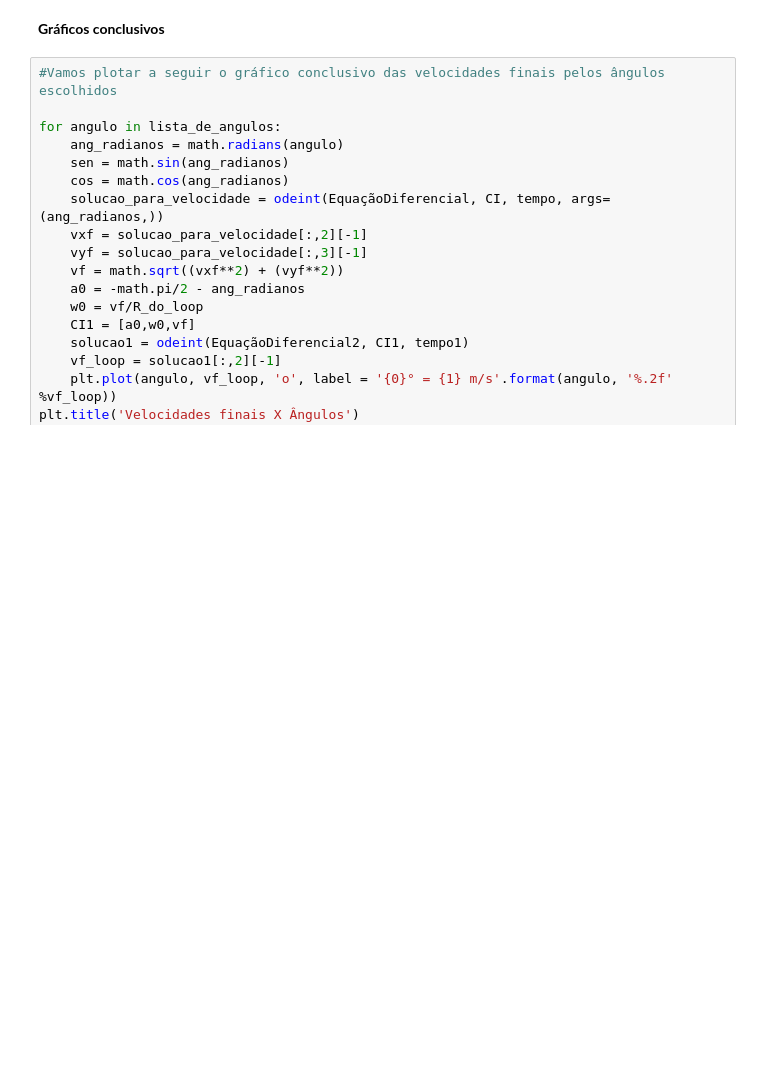
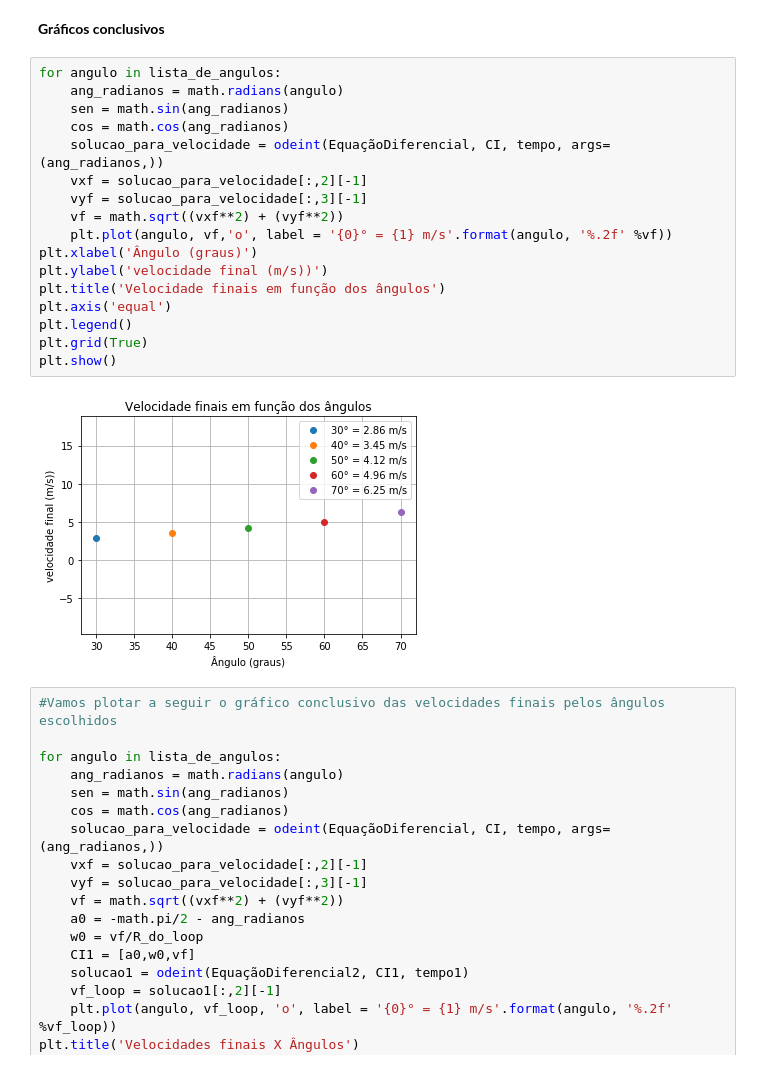
Before and after one commit to pedrocelia/Hot-Wheels, a Jupyter notebook: Hot Wheels(1).ipynb, the cells around one changed output. Cells and saved outputs as stored; diff of their text form; blank space fills up the shorter version.

```diff
--- a/Hot Wheels(1).ipynb
+++ b/Hot Wheels(1).ipynb
@@ -327,6 +315,25 @@ plt.show()
 [figure]
 # %% [markdown]
 **Gráficos conclusivos**
+# %%
+for angulo in lista_de_angulos:
+    ang_radianos = math.radians(angulo)
+    sen = math.sin(ang_radianos)
+    cos = math.cos(ang_radianos)
+    solucao_para_velocidade = odeint(EquaçãoDiferencial, CI, tempo, args=(ang_radianos,))
+    vxf = solucao_para_velocidade[:,2][-1]
+    vyf = solucao_para_velocidade[:,3][-1]
+    vf = math.sqrt((vxf**2) + (vyf**2))
+    plt.plot(angulo, vf,'o', label = '{0}° = {1} m/s'.format(angulo, '%.2f' %vf))
+plt.xlabel('Ângulo (graus)')
+plt.ylabel('velocidade final (m/s))')
+plt.title('Velocidade finais em função dos ângulos')
+plt.axis('equal')
+plt.legend()
+plt.grid(True)
+plt.show()
+# %% [output]
+[figure, added]
 # %%
 #Vamos plotar a seguir o gráfico conclusivo das velocidades finais pelos ângulos escolhidos
 
```
Also changed, not shown: parts of 4 cells of this notebook.
